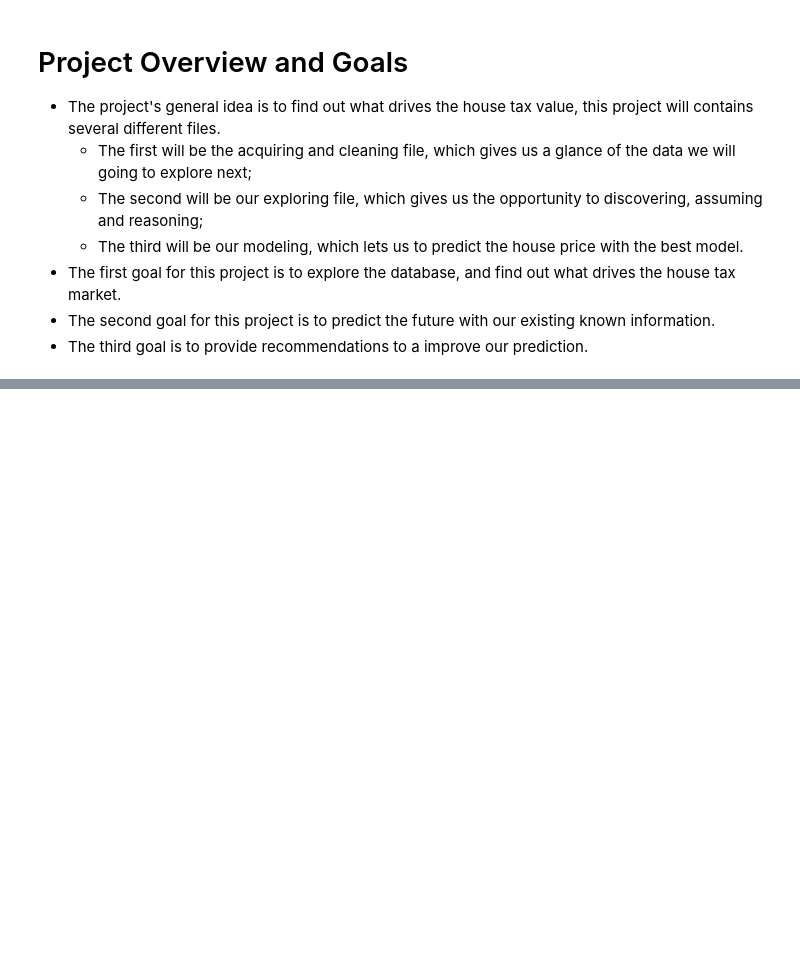
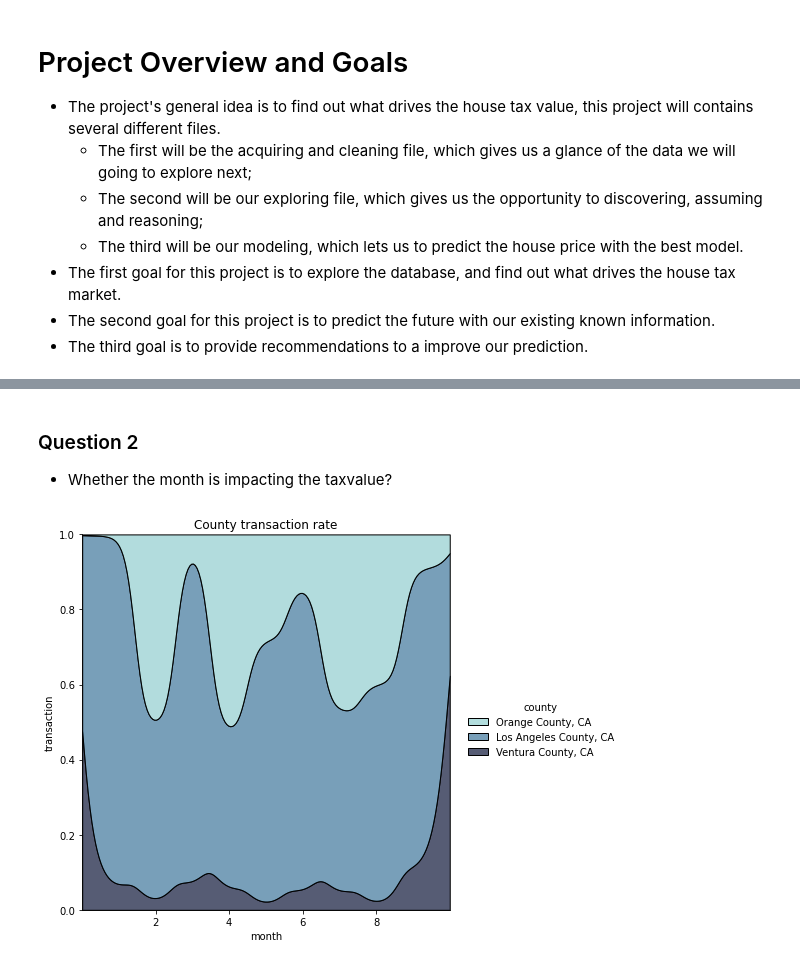
Before and after one commit to QinzhiChen/regression-project, a Jupyter notebook: Final_Report.ipynb, the cells around one changed output, grey strips where cells are left out. Saved outputs shown, nothing was run; the diff lists cells and outputs as text; code cells hidden in the pictures; blank space fills up the shorter version.

```diff
--- a/Final_Report.ipynb
+++ b/Final_Report.ipynb
@@ -72,0 +116,7 @@ zillow_train_scaled
+# %% [markdown]
+### Question 2
+- Whether the month is impacting the taxvalue?
+# %%
+explore.differentrate(zillow_train)
+# %% [output]
+[figure, added]
```
Also changed, not shown: parts of 49 cells of this notebook, 5 other files.
